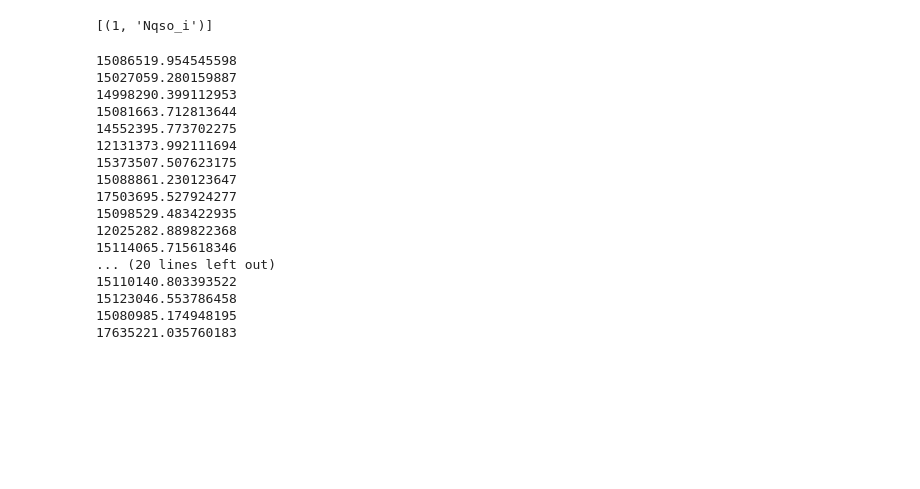
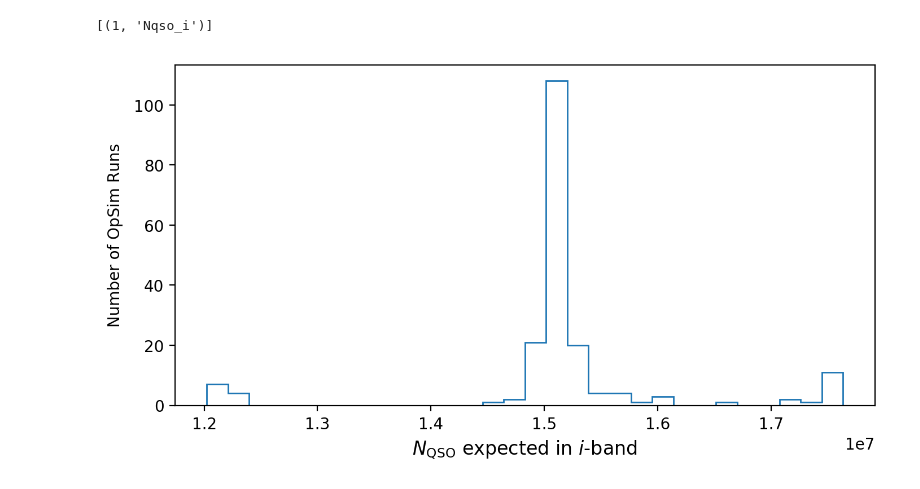
Before and after one commit to rjassef/AGN_Photoz_LSST_OpSim, a Jupyter notebook: Quasar_Counts/Metric/Visualize_Nqso.ipynb, the cells around one changed output. Cells and saved outputs as stored; diff of their text form; code cells hidden in the pictures; blank space fills up the shorter version.

Commit message:
Created routines, plots and Tables for Nqso_i

```diff
--- a/Quasar_Counts/Metric/Visualize_Nqso.ipynb
+++ b/Quasar_Counts/Metric/Visualize_Nqso.ipynb
@@ -84,28 +84,18 @@ bd_keys = list(bundleDicts[dbRuns[0]].keys())
 print(bd_keys)
 # %% [output]
 [(1, 'Nqso_i')]
+# %%
+Key = (1, 'Nqso_i')
+xlabel = r'$N_{\rm QSO}$ expected in $i$-band'
+plot_OpSims_Nqso_hist(Key, bundleDicts, xlabel=xlabel,
+                      datamin=None, datamax=None, bins=30, figsize=(8,4))
+plt.savefig("Nqso_i.png")
+# %% [output]
+[figure, added]
 # %%
-key = (1,'Nqso_i')
-for run in dbRuns:
-    mb  = bundleDicts[run][key]
-    mask = mb.metricValues.mask
-    area_sq_deg = (mb.slicer.pixArea * u.sr).to(u.deg**2).value
-    print(np.sum(mb.metricValues[~mask]*area_sq_deg))
+# key = (1,'Nqso_i')
+# for run in dbRuns:
+#     mb  = bundleDicts[run][key]
+#     mask = mb.metricValues.mask
+#     area_sq_deg = (mb.slicer.pixArea * u.sr).to(u.deg**2).value
+#     print(np.sum(mb.metricValues[~mask]*area_sq_deg))
-# %% [output]
-15086519.954545598
-15027059.280159887
-14998290.399112953
-15081663.712813644
-14552395.773702275
-12131373.992111694
-15373507.507623175
-15088861.230123647
-17503695.527924277
-15098529.483422935
-12025282.889822368
-15114065.715618346
-... (20 lines left out)
-15110140.803393522
-15123046.553786458
-15080985.174948195
-17635221.035760183
```
Also changed, not shown: parts of 2 cells of this notebook, 4 other files.
